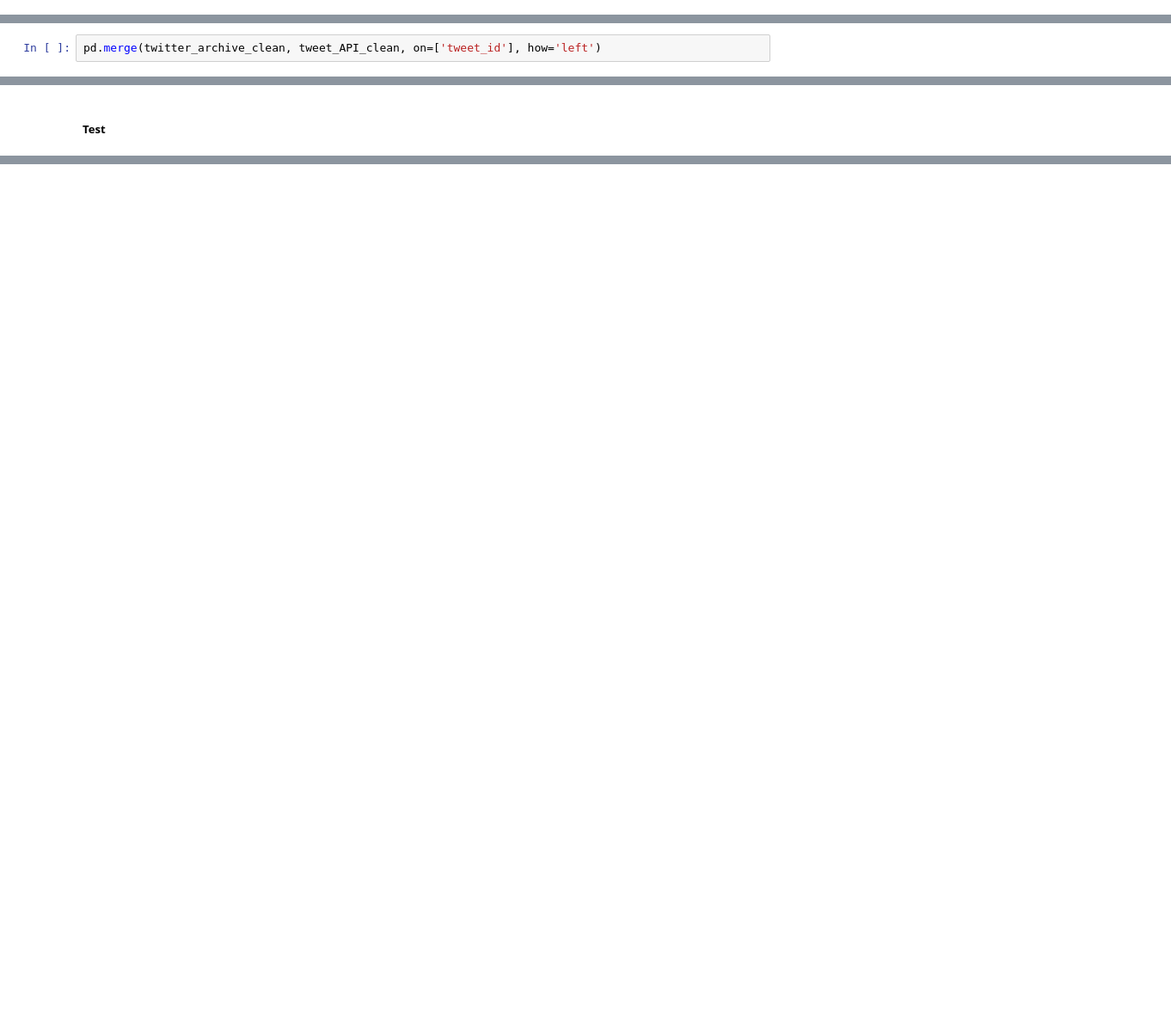
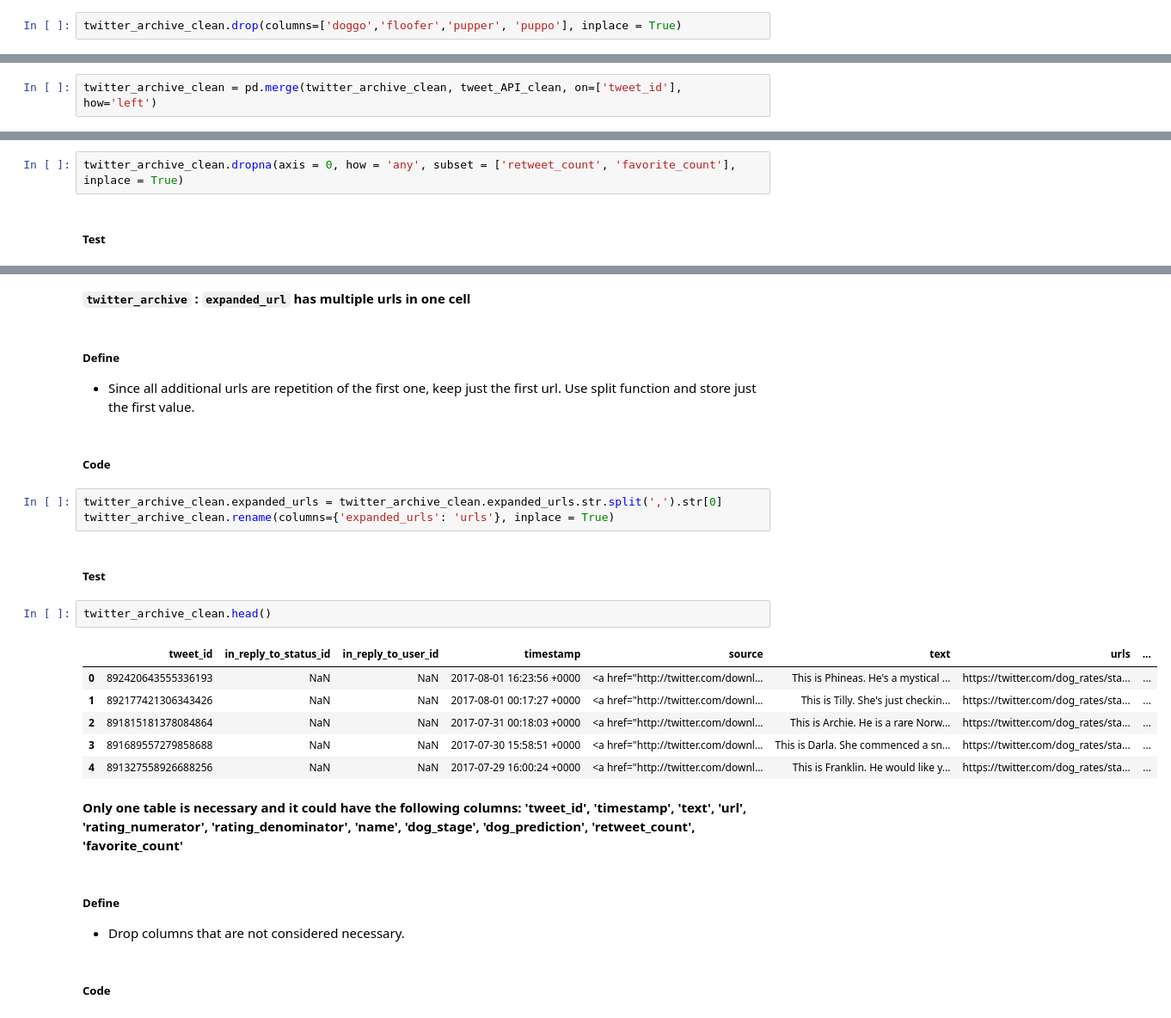
Before and after one commit to dsllt/Udacity_DA_P4, a Jupyter notebook: wrangle_act.ipynb, the cells around one changed output, grey strips where cells are left out. Shown at 86% size. Drawn from its saved outputs; the diff is of its cells as text; blank space fills up the shorter version.

```diff
--- a/wrangle_act.ipynb
+++ b/wrangle_act.ipynb
@@ -535,0 +611,2 @@ tweet_API_clean = tweet_API.copy()
+# %%
+twitter_archive_clean.drop(columns=['doggo','floofer','pupper', 'puppo'], inplace = True)
@@ -646,4 +721,4 @@ tweet_API_clean.head()
 # %%
 tweet_API_clean.rename(columns={'tweet_ids': 'tweet_id'}, inplace = True)
 # %%
-pd.merge(twitter_archive_clean, tweet_API_clean, on=['tweet_id'], how='left')
+twitter_archive_clean = pd.merge(twitter_archive_clean, tweet_API_clean, on=['tweet_id'], how='left')
@@ -664,2 +725,4 @@ pd.merge(twitter_archive_clean, tweet_API_clean, on=['tweet_id'], how='left')
+# %%
+twitter_archive_clean.dropna(axis = 0, how = 'any', subset = ['retweet_count', 'favorite_count'], inplace = True)
 # %% [markdown]
 ##### Test
@@ -665,0 +740,28 @@ pd.merge(twitter_archive_clean, tweet_API_clean, on=['tweet_id'], how='left')
+# %% [markdown]
+**`twitter_archive` : `expanded_url` has multiple urls in one cell**
+# %% [markdown]
+##### Define
+* Since all additional urls are repetition of the first one, keep just the first url. Use split function and store just the first value.
+# %% [markdown]
+##### Code
+# %%
+twitter_archive_clean.expanded_urls = twitter_archive_clean.expanded_urls.str.split(',').str[0]
+twitter_archive_clean.rename(columns={'expanded_urls': 'urls'}, inplace = True)
+# %% [markdown]
+##### Test
+# %%
+twitter_archive_clean.head()
+# %% [output]
+|  | tweet_id | in_reply_to_status_id | in_reply_to_user_id | timestamp | source | text | urls | ... |
+| 0 | 892420643555336193 | NaN | NaN | 2017-08-01 16:23:56 +0000 | <a href="http://twitter.com/downl... | This is Phineas. He's a mystical ... | https://twitter.com/dog_rates/sta... | ... |
+| 1 | 892177421306343426 | NaN | NaN | 2017-08-01 00:17:27 +0000 | <a href="http://twitter.com/downl... | This is Tilly. She's just checkin... | https://twitter.com/dog_rates/sta... | ... |
+| 2 | 891815181378084864 | NaN | NaN | 2017-07-31 00:18:03 +0000 | <a href="http://twitter.com/downl... | This is Archie. He is a rare Norw... | https://twitter.com/dog_rates/sta... | ... |
+| 3 | 891689557279858688 | NaN | NaN | 2017-07-30 15:58:51 +0000 | <a href="http://twitter.com/downl... | This is Darla. She commenced a sn... | https://twitter.com/dog_rates/sta... | ... |
+| 4 | 891327558926688256 | NaN | NaN | 2017-07-29 16:00:24 +0000 | <a href="http://twitter.com/downl... | This is Franklin. He would like y... | https://twitter.com/dog_rates/sta... | ... |
+# %% [markdown]
+**Only one table is necessary and it could have the following columns: 'tweet_id', 'timestamp', 'text', 'url', 'rating_numerator', 'rating_denominator', 'name', 'dog_stage', 'dog_prediction', 'retweet_count', 'favorite_count'**
+# %% [markdown]
+##### Define
+* Drop columns that are not considered necessary.
+# %% [markdown]
+##### Code
```
Also changed, not shown: parts of 29 cells of this notebook.
